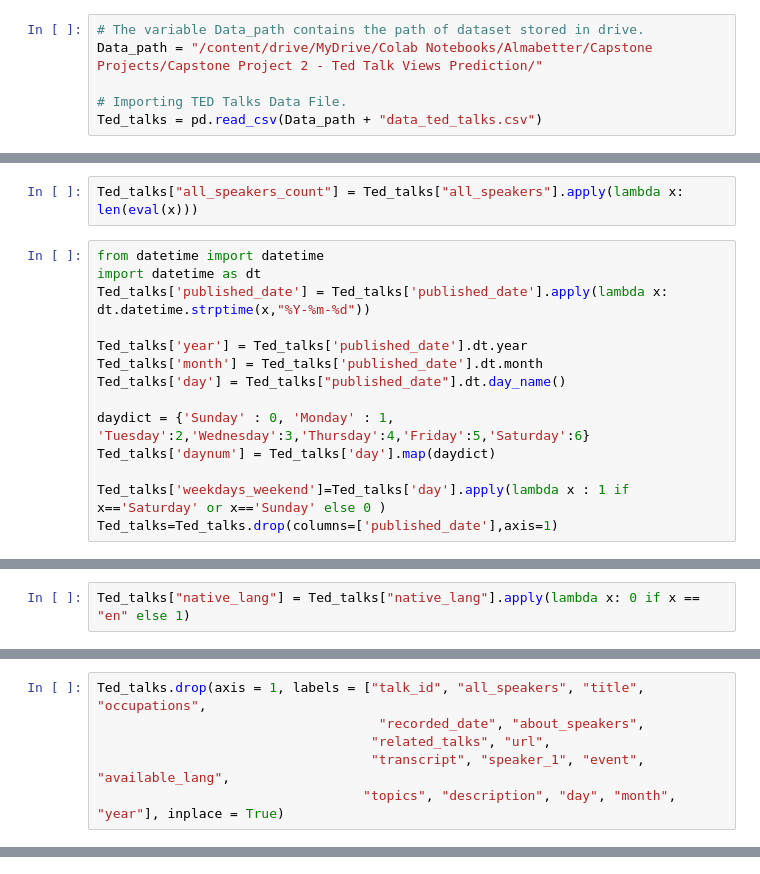
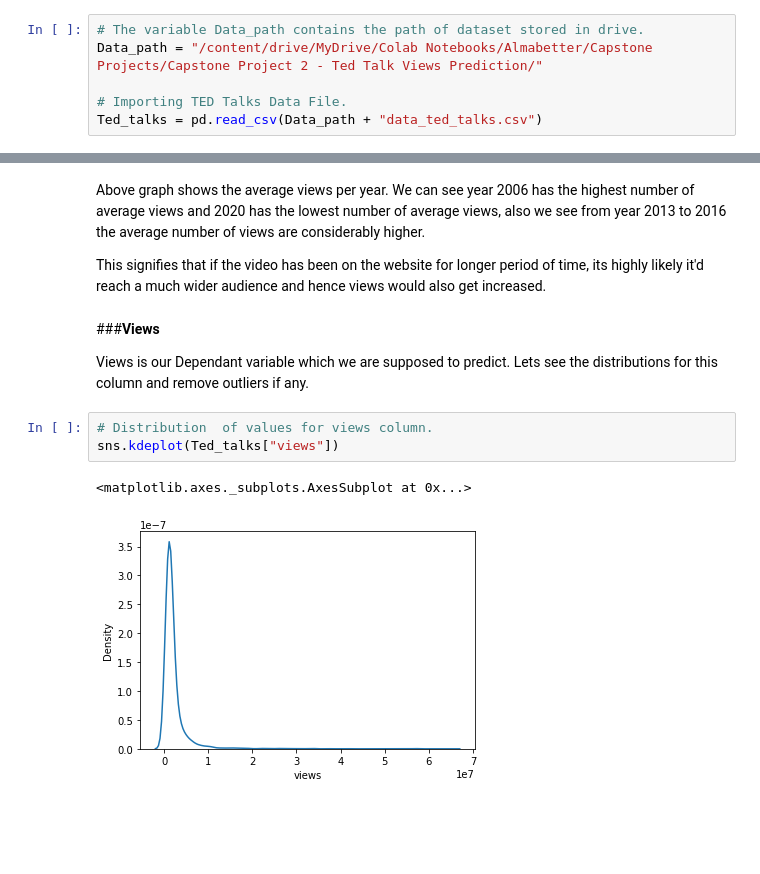
Before and after one commit to Arvind-krishna/Regression-TED-Talks-Views-Prediction, a Jupyter notebook: Ted_Talk_Prediction.ipynb, the cells around one changed output, grey strips where cells are left out. Saved outputs shown, nothing was run; the diff lists cells and outputs as text; blank space fills up the shorter version.

```diff
--- a/Ted_Talk_Prediction.ipynb
+++ b/Ted_Talk_Prediction.ipynb
@@ -150,16 +95,0 @@ Ted_talks.head(1)
-# %%
-Ted_talks["all_speakers_count"] = Ted_talks["all_speakers"].apply(lambda x: len(eval(x)))
-# %%
-from datetime import datetime
-import datetime as dt
-Ted_talks['published_date'] = Ted_talks['published_date'].apply(lambda x: dt.datetime.strptime(x,"%Y-%m-%d"))
-
-Ted_talks['year'] = Ted_talks['published_date'].dt.year
-Ted_talks['month'] = Ted_talks['published_date'].dt.month
-Ted_talks['day'] = Ted_talks["published_date"].dt.day_name()
-
-daydict = {'Sunday' : 0, 'Monday' : 1, 'Tuesday':2,'Wednesday':3,'Thursday':4,'Friday':5,'Saturday':6}
-Ted_talks['daynum'] = Ted_talks['day'].map(daydict)
-
-Ted_talks['weekdays_weekend']=Ted_talks['day'].apply(lambda x : 1 if x=='Saturday' or x=='Sunday' else 0 )
-Ted_talks=Ted_talks.drop(columns=['published_date'],axis=1)
@@ -169,2 +95,0 @@ Ted_talks["per_annum_views"] = Ted_talks["views"]//Ted_talks["year_recency"]
-# %%
-Ted_talks["native_lang"] = Ted_talks["native_lang"].apply(lambda x: 0 if x == "en" else 1)
@@ -211,6 +95,0 @@ Ted_talks['words_count_descp'] = Ted_talks['description'].str.split().apply(len)
-# %%
-Ted_talks.drop(axis = 1, labels = ["talk_id", "all_speakers", "title", "occupations",
-                                    "recorded_date", "about_speakers",
-                                   "related_talks", "url",
-                                   "transcript", "speaker_1", "event",  "available_lang",
-                                  "topics", "description", "day", "month", "year"], inplace = True)
@@ -239,0 +387,14 @@ Ted_talks
+# %% [markdown]
+Above graph shows the average views per year. We can see year 2006 has the highest number of average views and 2020 has the lowest number of average views, also we see from year 2013 to 2016 the average number of views are considerably higher.
+
+This signifies that if the video has been on the website for longer period of time, its highly likely it'd reach a much wider audience and hence views would also get increased.
+# %% [markdown]
+###**Views**
+
+Views is our Dependant variable which we are supposed to predict. Lets see the distributions for this column and remove outliers if any.
+# %%
+# Distribution  of values for views column.
+sns.kdeplot(Ted_talks["views"])
+# %% [output]
+<matplotlib.axes._subplots.AxesSubplot at 0x...>
+[figure, added]
```
Also changed, not shown: parts of 198 cells of this notebook.
